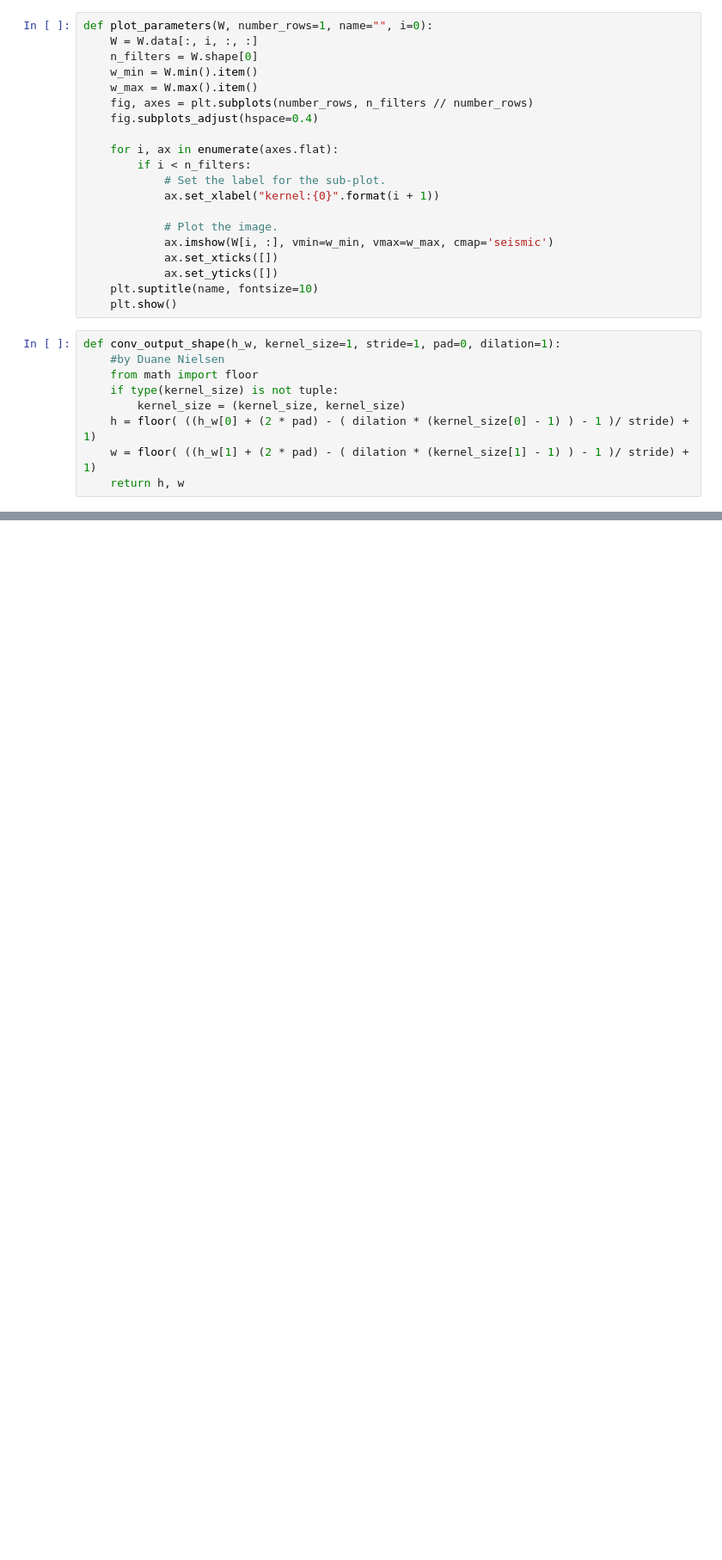
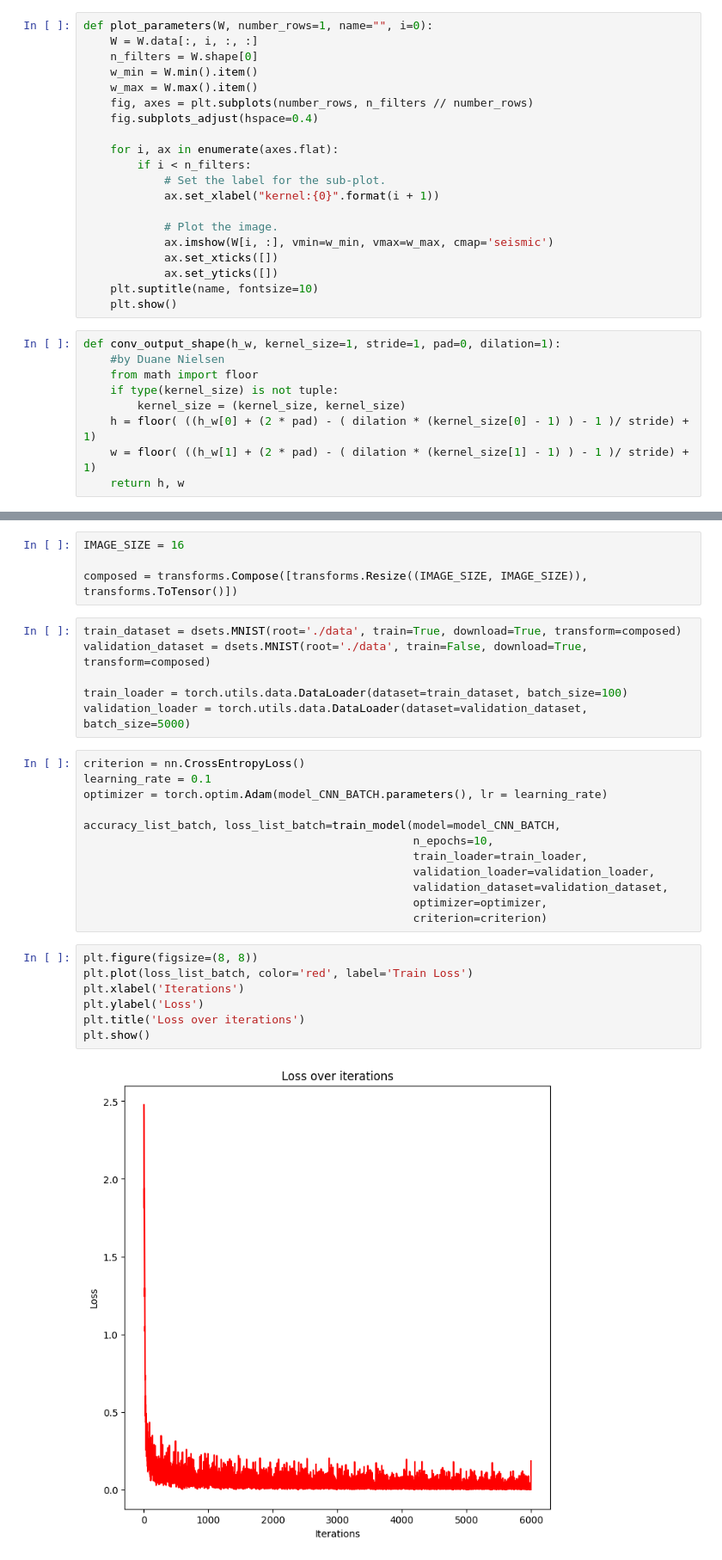
Before and after one commit to File500/DOS_CNN, a Jupyter notebook: CNN_Pytorch/CNN_DOS_project.ipynb, the cells around one changed output, grey strips where cells are left out. Shown at 86% size. Saved outputs shown, nothing was run; the diff lists cells and outputs as text; blank space fills up the shorter version.

```diff
--- a/CNN_Pytorch/CNN_DOS_project.ipynb
+++ b/CNN_Pytorch/CNN_DOS_project.ipynb
@@ -161,0 +228,31 @@ class CNN_batch(nn.Module):
+# %%
+IMAGE_SIZE = 16
+
+composed = transforms.Compose([transforms.Resize((IMAGE_SIZE, IMAGE_SIZE)), transforms.ToTensor()])
+# %%
+train_dataset = dsets.MNIST(root='./data', train=True, download=True, transform=composed)
+validation_dataset = dsets.MNIST(root='./data', train=False, download=True, transform=composed)
+
+train_loader = torch.utils.data.DataLoader(dataset=train_dataset, batch_size=100)
+validation_loader = torch.utils.data.DataLoader(dataset=validation_dataset, batch_size=5000)
+# %%
+criterion = nn.CrossEntropyLoss()
+learning_rate = 0.1
+optimizer = torch.optim.Adam(model_CNN_BATCH.parameters(), lr = learning_rate)
+
+accuracy_list_batch, loss_list_batch=train_model(model=model_CNN_BATCH,
+                                                 n_epochs=10,
+                                                 train_loader=train_loader,
+                                                 validation_loader=validation_loader,
+                                                 validation_dataset=validation_dataset,
+                                                 optimizer=optimizer,
+                                                 criterion=criterion)
+# %%
+plt.figure(figsize=(8, 8))
+plt.plot(loss_list_batch, color='red', label='Train Loss')
+plt.xlabel('Iterations')
+plt.ylabel('Loss')
+plt.title('Loss over iterations')
+plt.show()
+# %% [output]
+[figure, added]
```
Also changed, not shown: parts of 7 cells of this notebook, 1 other file.
